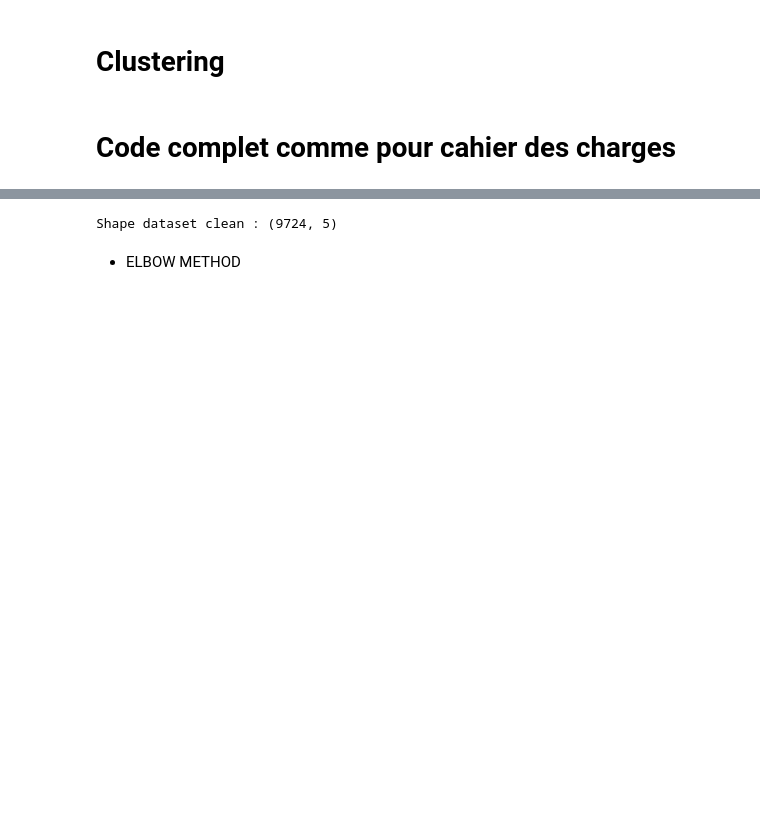
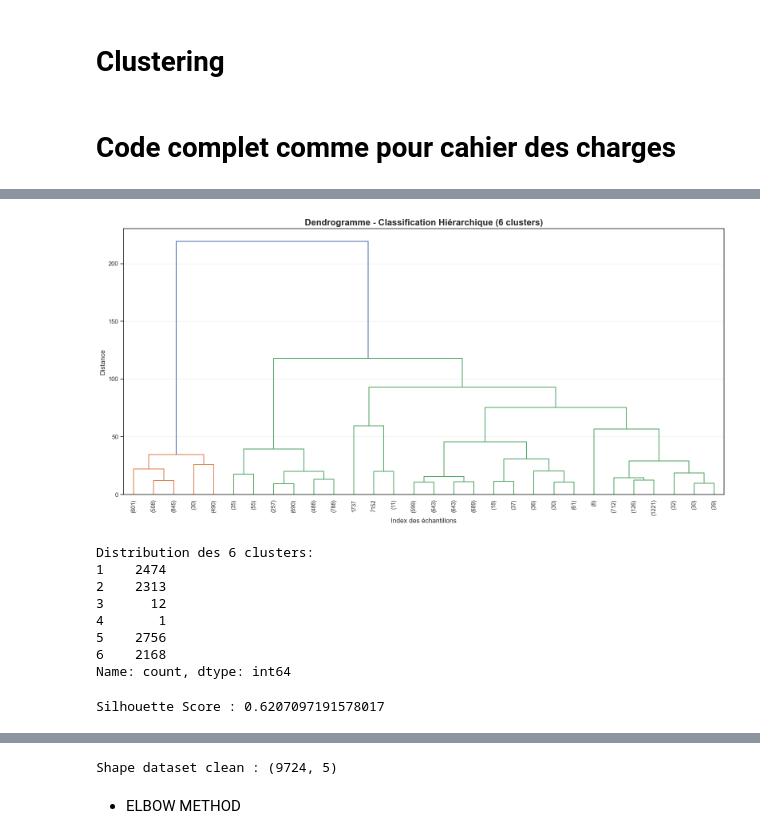
Before and after one commit to Test123599/ECOML, a Jupyter notebook: TpStandard - Copie.ipynb, the cells around one changed output, grey strips where cells are left out. Saved outputs shown, nothing was run; the diff lists cells and outputs as text; code cells hidden in the pictures; blank space fills up the shorter version.

```diff
--- a/TpStandard - Copie.ipynb
+++ b/TpStandard - Copie.ipynb
@@ -2632,0 +2778,52 @@ plt.show()
+# %%
+import matplotlib.pyplot as plt
+from scipy.cluster.hierarchy import dendrogram, linkage, fcluster
+from sklearn.preprocessing import StandardScaler
+import pandas as pd
+
+# Standardiser les données
+scaler = StandardScaler()
+X_scaled = scaler.fit_transform(X)
+
+# Calculer la matrice de liens
+linkage_matrix = linkage(X_scaled, method='ward')
+
+# Créer le dendrogramme
+plt.figure(figsize=(16, 8))
+
+dendrogram(
+    linkage_matrix,
+    truncate_mode='lastp',
+    p=30,
+    leaf_rotation=90,
+    leaf_font_size=10,
+)
+
+plt.title('Dendrogramme - Classification Hiérarchique (6 clusters)', fontsize=16, fontweight='bold')
+plt.xlabel('Index des échantillons', fontsize=12)
+plt.ylabel('Distance', fontsize=12)
+plt.grid(axis='y', alpha=0.3)
+plt.tight_layout()
+plt.show()
+
+# Obtenir les 6 clusters
+clusters = fcluster(linkage_matrix, t=6, criterion='maxclust')
+
+# Afficher la distribution
+print("Distribution des 6 clusters:")
+print(pd.Series(clusters).value_counts().sort_index())
+# %% [output]
+[figure, added]
+Distribution des 6 clusters:
+1    2474
+2    2313
+3      12
+4       1
+5    2756
+6    2168
+Name: count, dtype: int64
+# %%
+score = silhouette_score(X_scaled, clusters)
+print("Silhouette Score :", score)
+# %% [output]
+Silhouette Score : 0.6207097191578017
```
Also changed, not shown: parts of 15 cells of this notebook.
